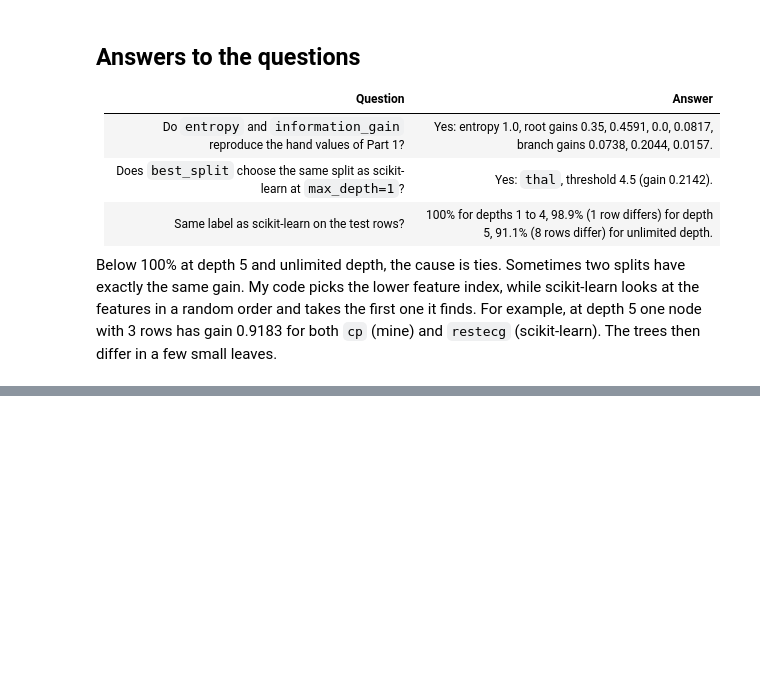
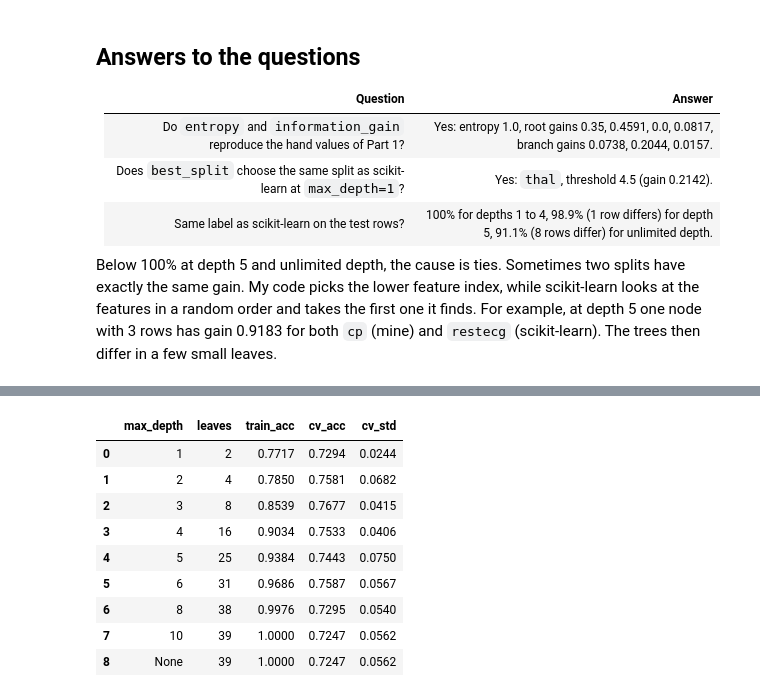
Before and after one commit to mukhamedzhankubantov/kubantov_ML_task_2, a Jupyter notebook: kubantov_task2.ipynb, the cells around one changed output, grey strips where cells are left out. Saved outputs shown, nothing was run; the diff lists cells and outputs as text; code cells hidden in the pictures; blank space fills up the shorter version.

```diff
--- a/kubantov_task2.ipynb
+++ b/kubantov_task2.ipynb
@@ -316,0 +321,40 @@ Below 100% at depth 5 and unlimited depth, the cause is ties. Sometimes two spli
+# %%
+import matplotlib.pyplot as plt
+from sklearn.model_selection import StratifiedKFold, cross_validate
+from sklearn.tree import DecisionTreeClassifier
+
+cv = StratifiedKFold(n_splits=5, shuffle=True, random_state=SEED)
+
+
+def sweep(param, values):
+    """Cross-validate an entropy tree for each value of one parameter; return a table."""
+    rows = []
+    for v in values:
+        model = DecisionTreeClassifier(criterion="entropy", random_state=SEED, **{param: v})
+        scores = cross_validate(model, X_train, y_train, cv=cv,
+                                scoring="accuracy", return_train_score=True)
+        leaves = model.fit(X_train, y_train).get_n_leaves()
+        rows.append({
+            param: "None" if v is None else v,
+            "leaves": leaves,
+            "train_acc": scores["train_score"].mean(),
+            "cv_acc": scores["test_score"].mean(),
+            "cv_std": scores["test_score"].std(),
+        })
+    return pd.DataFrame(rows)
+
+
+depths = [1, 2, 3, 4, 5, 6, 8, 10, None]
+depth_table = sweep("max_depth", depths)
+depth_table.round(4)
+# %% [output]
+|  | max_depth | leaves | train_acc | cv_acc | cv_std |
+| 0 | 1 | 2 | 0.7717 | 0.7294 | 0.0244 |
+| 1 | 2 | 4 | 0.7850 | 0.7581 | 0.0682 |
+| 2 | 3 | 8 | 0.8539 | 0.7677 | 0.0415 |
+| 3 | 4 | 16 | 0.9034 | 0.7533 | 0.0406 |
+| 4 | 5 | 25 | 0.9384 | 0.7443 | 0.0750 |
+| 5 | 6 | 31 | 0.9686 | 0.7587 | 0.0567 |
+| 6 | 8 | 38 | 0.9976 | 0.7295 | 0.0540 |
+| 7 | 10 | 39 | 1.0000 | 0.7247 | 0.0562 |
+| 8 | None | 39 | 1.0000 | 0.7247 | 0.0562 |
```
Also changed, not shown: parts of 11 cells of this notebook.
